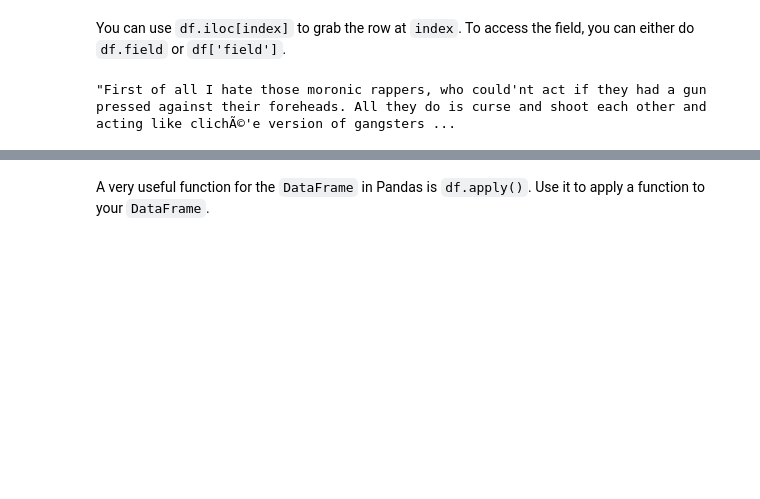
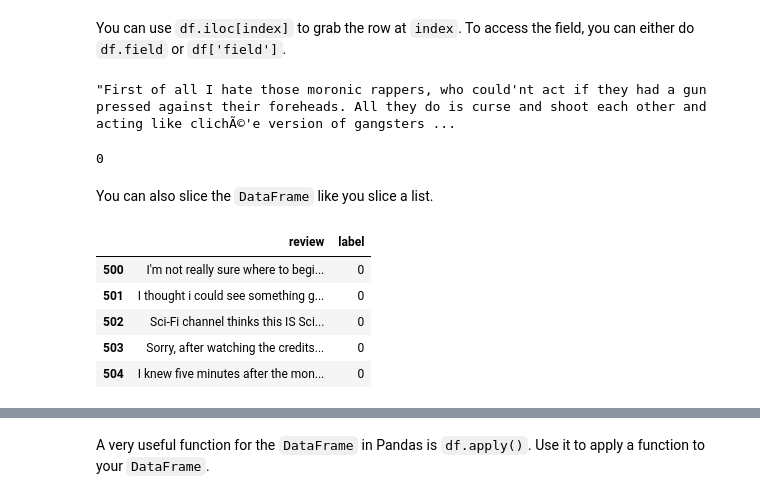
Before and after one commit to scoutbee/pytorch-nlp-notebooks, a Jupyter notebook: 0_pytorch_intro.ipynb, the cells around one changed output, grey strips where cells are left out. Drawn from its saved outputs; the diff is of its cells as text; code cells hidden in the pictures; blank space fills up the shorter version.

```diff
--- a/0_pytorch_intro.ipynb
+++ b/0_pytorch_intro.ipynb
@@ -122,3 +141,18 @@ You can use `df.iloc[index]` to grab the row at `index`. To access the field, yo
 df.iloc[2].review
 # %% [output]
 "First of all I hate those moronic rappers, who could'nt act if they had a gun pressed against their foreheads. All they do is curse and shoot each other and acting like clichÃ©'e version of gangsters ...
+# %%
+df.iloc[2].label
+# %% [output]
+0
+# %% [markdown]
+You can also slice the `DataFrame` like you slice a list.
+# %%
+df.iloc[500:505]
+# %% [output]
+|  | review | label |
+| 500 | I'm not really sure where to begi... | 0 |
+| 501 | I thought i could see something g... | 0 |
+| 502 | Sci-Fi channel thinks this IS Sci... | 0 |
+| 503 | Sorry, after watching the credits... | 0 |
+| 504 | I knew five minutes after the mon... | 0 |
```
Also changed, not shown: parts of 47 cells of this notebook.
